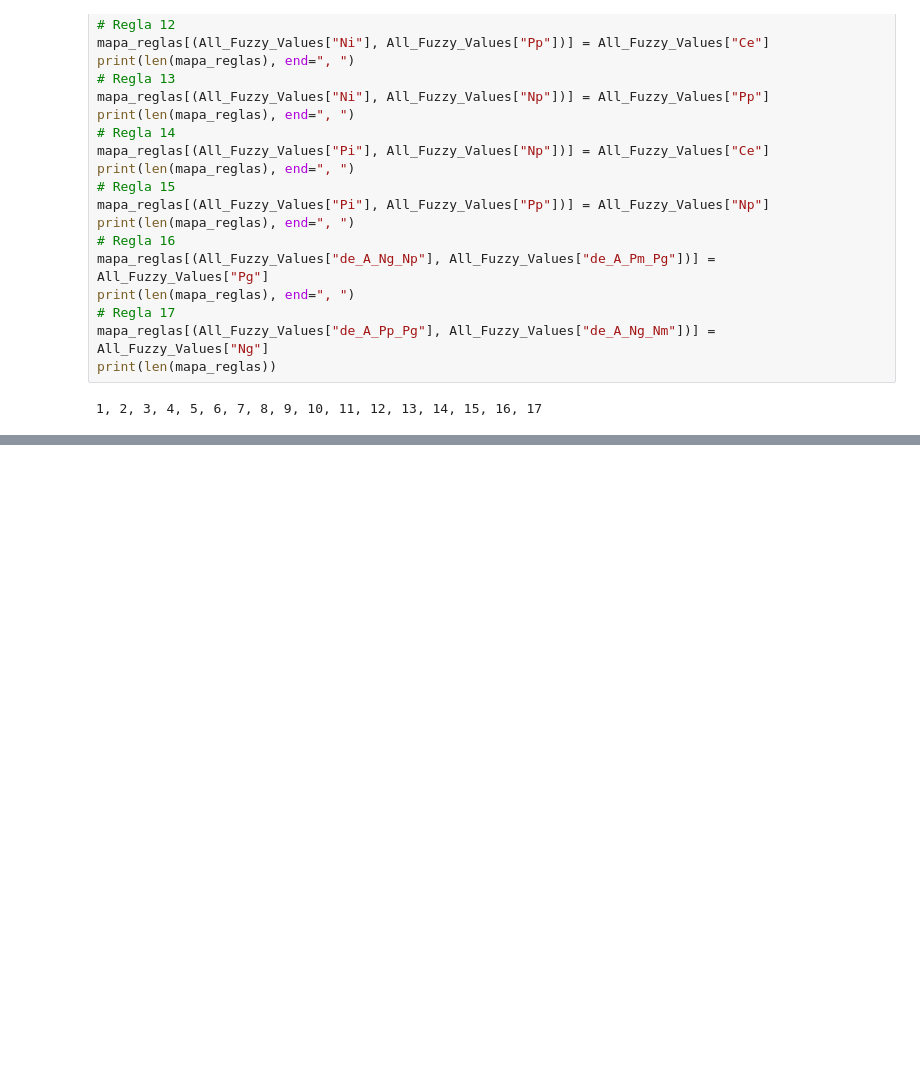
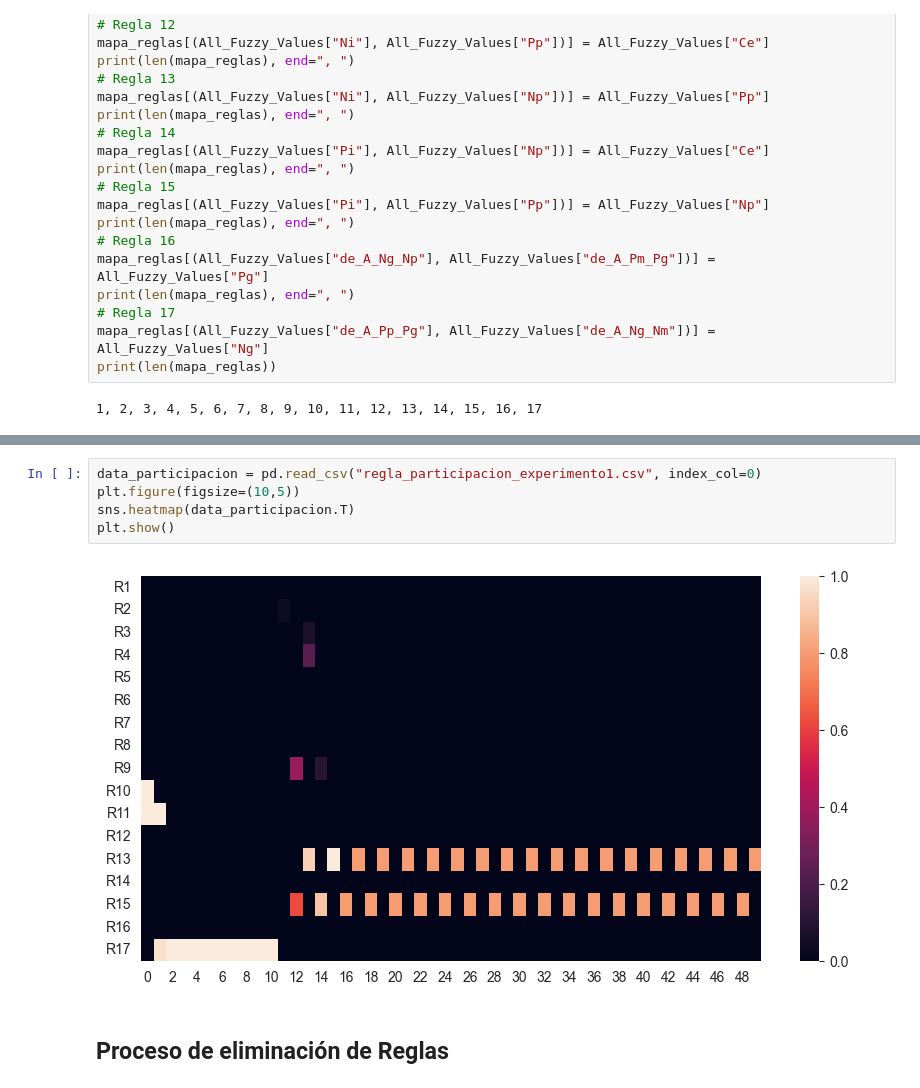
Before and after one commit to NicolasIsla/fuzzy-chainsaw, a Jupyter notebook: proyecto1.ipynb, the cells around one changed output, grey strips where cells are left out. Drawn from its saved outputs; the diff is of its cells as text; blank space fills up the shorter version.

```diff
--- a/proyecto1.ipynb
+++ b/proyecto1.ipynb
@@ -183,0 +178,9 @@ CLD.plot_sim()
+# %%
+data_participacion = pd.read_csv("regla_participacion_experimento1.csv", index_col=0)
+plt.figure(figsize=(10,5))
+sns.heatmap(data_participacion.T)
+plt.show()
+# %% [output]
+[figure, added]
+# %% [markdown]
+## Proceso de eliminación de Reglas
```
Also changed, not shown: parts of 7 cells of this notebook, 3 other files.
